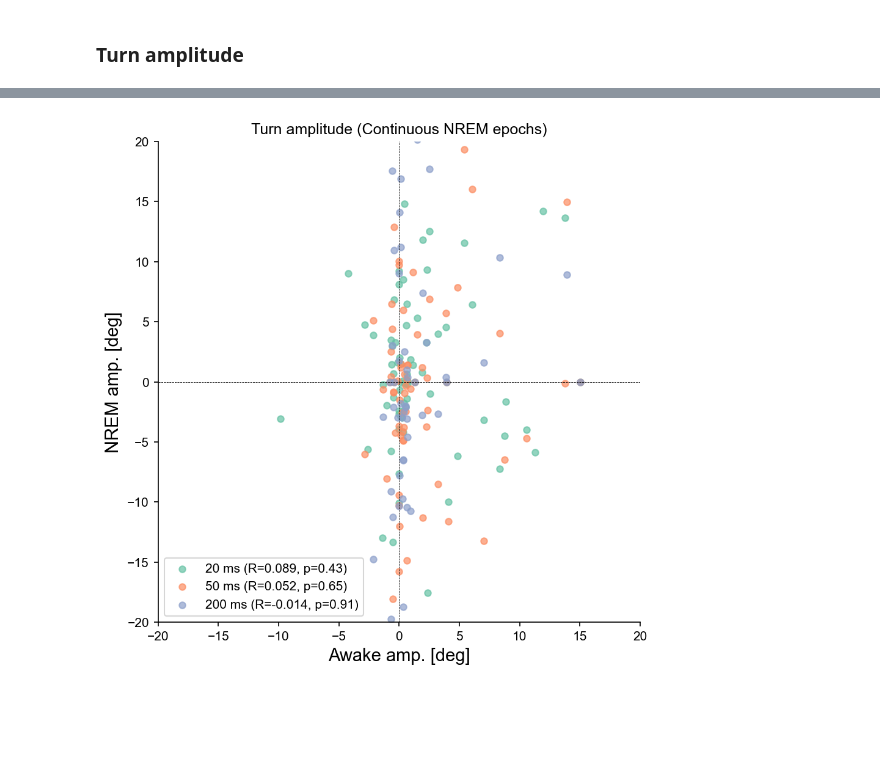
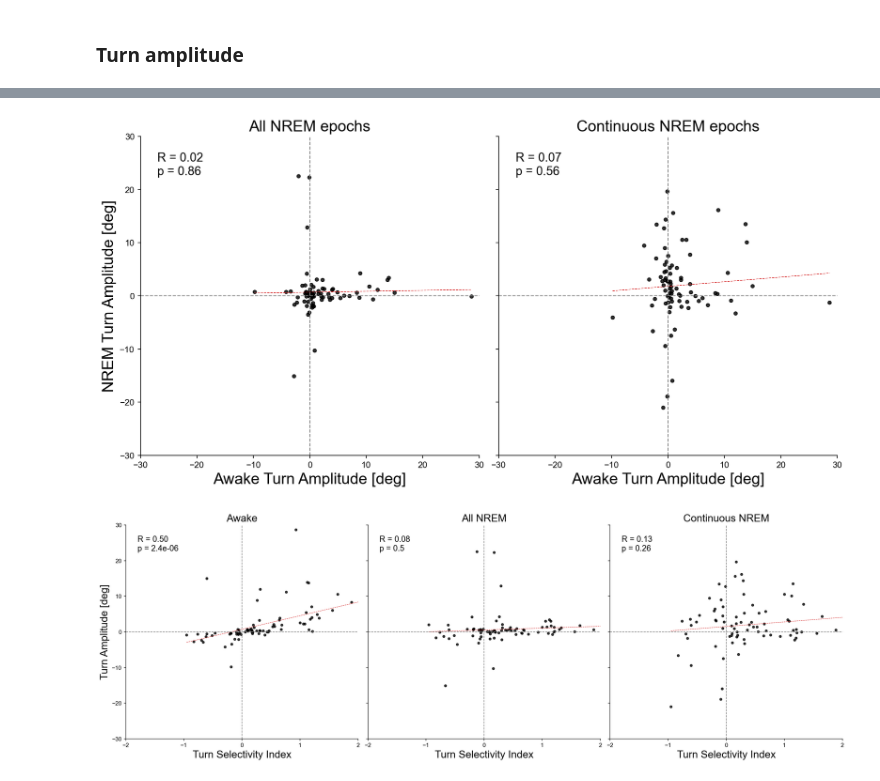
Before and after one commit to Senzai-Lab/nrem_analysis, a Jupyter notebook: notebooks/dual_recordings/sta.ipynb, the cells around one changed output, grey strips where cells are left out. Cells and saved outputs as stored; diff of their text form; code cells hidden in the pictures; blank space fills up the shorter version.

```diff
--- a/notebooks/dual_recordings/sta.ipynb
+++ b/notebooks/dual_recordings/sta.ipynb
@@ -261,24 +372,36 @@ results = stats.pearsonr(np.repeat(awake_amp[:, None], 3, axis=1), turn_amps)
-# %%
-fig, ax = plt.subplots(figsize=(6, 6))
-
-for i, thresh in enumerate([0.02, 0.05, 0.2]):
-    ax.scatter(awake_amp, turn_amps[:, i], label=f"{(thresh * 1000):.0f} ms (R={results.statistic[i]:.3f}, p={results.pvalue[i]:.2f})", color=cm(i), s=25, alpha=0.7)
-
-ax.set_xlabel("Awake amp. [deg]", fontsize=14)
-ax.set_ylabel("NREM amp. [deg]", fontsize=14)
-
-ax.set_title("Turn amplitude (Continuous NREM epochs)")
-
-ax.set_ylim(-20, 20)
-ax.set_xlim(-20, 20)
-
-ax.axhline(0, color='k', linestyle='--', linewidth=0.4)
-ax.axvline(0, color='k', linestyle='--', linewidth=0.4)
-
-ax.spines['right'].set_visible(False)
-ax.spines['top'].set_visible(False)
-
-ax.legend(loc='lower left')
-plt.savefig(FIGURES_DIR / "turn_amplitude_cont.png")
-# %% [output]
-[figure, removed]
+# %%
+fig, axes = plt.subplots(1, 2, figsize=(12, 6), sharex=True, sharey=True, constrained_layout=True)
+
+save_dir = FIGURES_DIR / "turn_amplitude"
+save_dir.mkdir(exist_ok=True)
+
+plot_scatter_with_regression(axes[0], turn_amps_awake, turn_amps_nrem, "All NREM epochs", xlabel='Awake Turn Amplitude [deg]', ylabel='NREM Turn Amplitude [deg]')
+plot_scatter_with_regression(axes[1], turn_amps_awake, turn_amps_nrem_cont, "Continuous NREM epochs", xlabel='Awake Turn Amplitude [deg]')
+
+for ax in axes:
+    ax.set_xlim((-30, 30))
+    ax.set_ylim((-30, 30))
+    ax.spines['top'].set_visible(False)
+    ax.spines['right'].set_visible(False)
+
+plt.savefig(save_dir / "turn_amplitude_across_states.png")
+# %% [output]
+[figure, added]
+# %%
+fig, axes = plt.subplots(1, 3, figsize=(18, 6), sharex=True, sharey=True, constrained_layout=True)
+
+plot_scatter_with_regression(axes[0], tsi, turn_amps_awake, 'Awake', xlabel='Turn Selectivity Index', ylabel='Turn Amplitude [deg]')
+plot_scatter_with_regression(axes[1], tsi, turn_amps_nrem, 'All NREM', xlabel='Turn Selectivity Index')
+plot_scatter_with_regression(axes[2], tsi, turn_amps_nrem_cont, 'Continuous NREM', xlabel='Turn Selectivity Index')
+
+
+for ax in axes:
+    ax.set_xlim((-2, 2))
+    ax.set_ylim((-30, 30))
+    ax.set_xticks([-2, -1, 0, 1, 2])
+    ax.spines['top'].set_visible(False)
+    ax.spines['right'].set_visible(False)
+
+plt.savefig(save_dir / "turn_amplitude_tsi.png")
+# %% [output]
+[figure, added]
```
Also changed, not shown: parts of 19 cells of this notebook, 5 other files.
